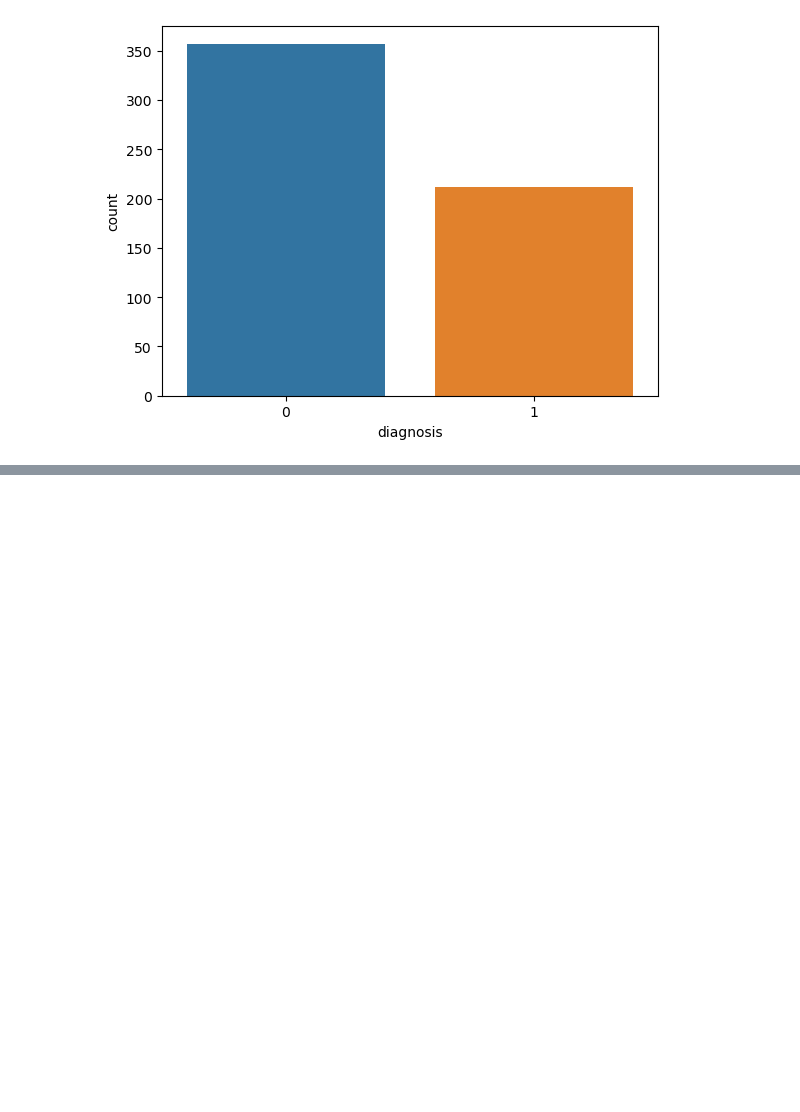
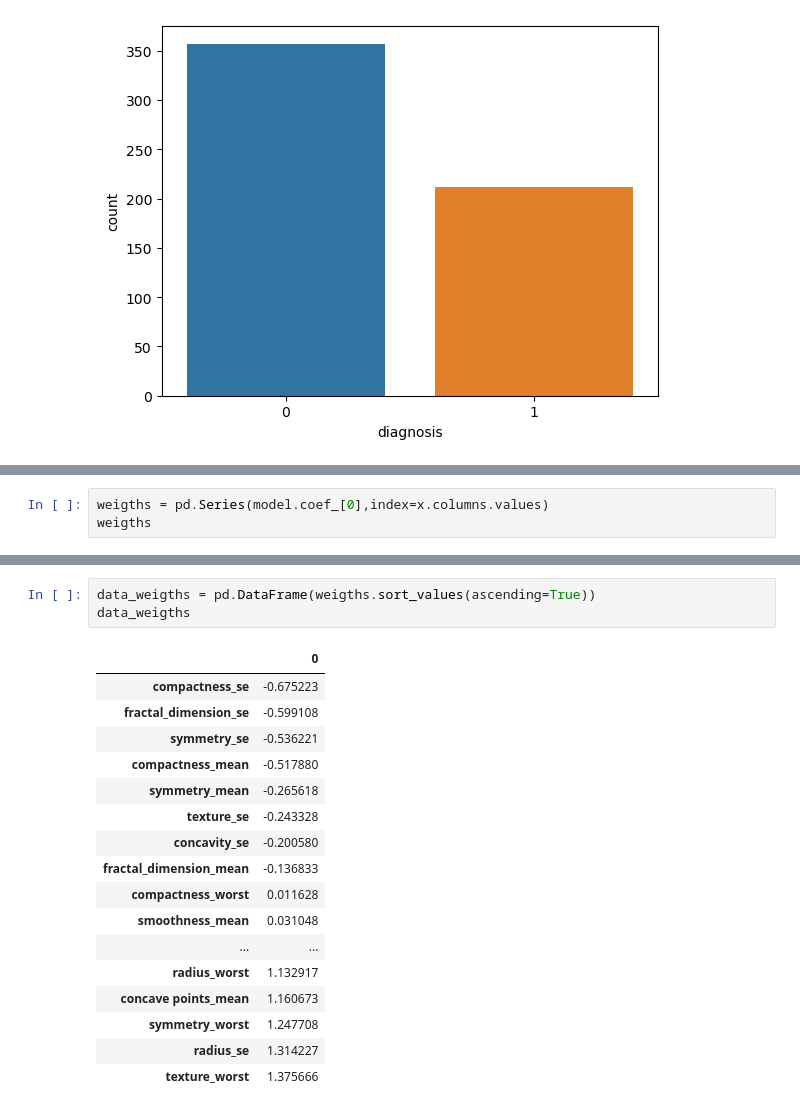
Before and after one commit to giraljv/Bc_logistic_regresion, a Jupyter notebook: breast_cancer.ipynb, the cells around one changed output, grey strips where cells are left out. Cells and saved outputs as stored; diff of their text form; blank space fills up the shorter version.

```diff
--- a/breast_cancer.ipynb
+++ b/breast_cancer.ipynb
@@ -200,0 +261,3 @@ sns.countplot(data = df, x='diagnosis')
+# %%
+weigths = pd.Series(model.coef_[0],index=x.columns.values)
+weigths
@@ -200,0 +282,21 @@ sns.countplot(data = df, x='diagnosis')
+# %%
+data_weigths = pd.DataFrame(weigths.sort_values(ascending=True))
+data_weigths
+# %% [output]
+|  | 0 |
+| compactness_se | -0.675223 |
+| fractal_dimension_se | -0.599108 |
+| symmetry_se | -0.536221 |
+| compactness_mean | -0.517880 |
+| symmetry_mean | -0.265618 |
+| texture_se | -0.243328 |
+| concavity_se | -0.200580 |
+| fractal_dimension_mean | -0.136833 |
+| compactness_worst | 0.011628 |
+| smoothness_mean | 0.031048 |
+| ... | ... |
+| radius_worst | 1.132917 |
+| concave points_mean | 1.160673 |
+| symmetry_worst | 1.247708 |
+| radius_se | 1.314227 |
+| texture_worst | 1.375666 |
```
Also changed, not shown: parts of 26 cells of this notebook.
